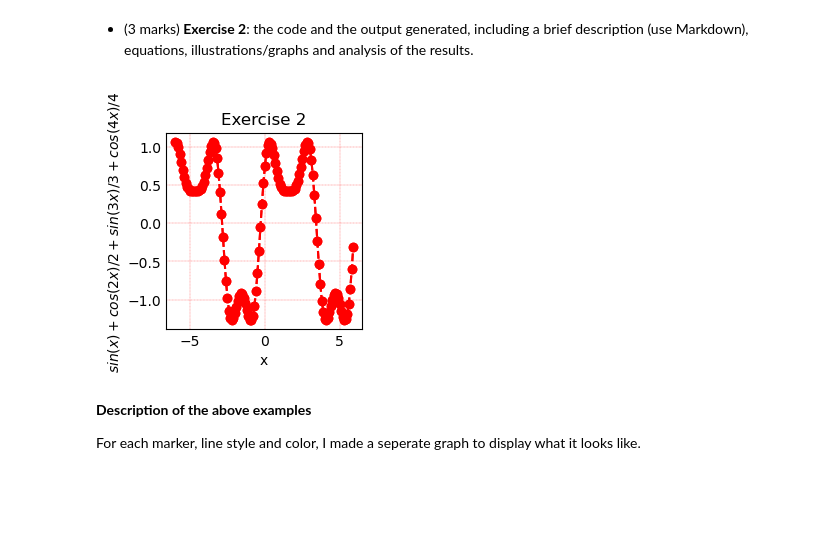
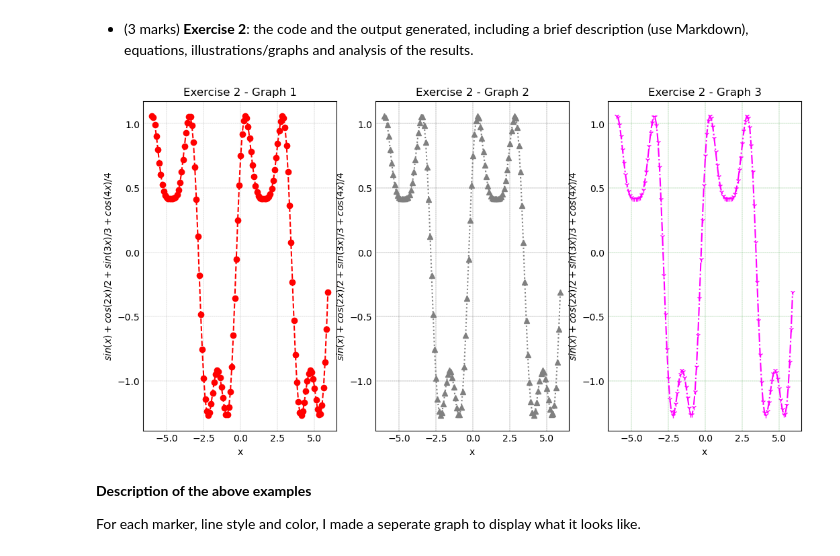
Before and after one commit to xtinatruong/encm509, a Jupyter notebook: Lab1/Lab01-HoangTruong.ipynb, the cells around one changed output. Saved outputs shown, nothing was run; the diff lists cells and outputs as text; code cells hidden in the pictures; blank space fills up the shorter version.

Commit message:
added 2 more graphs to ex2

```diff
--- a/Lab1/Lab01-HoangTruong.ipynb
+++ b/Lab1/Lab01-HoangTruong.ipynb
@@ -21,24 +18,37 @@ File -> Download as. It shall include the following graded components (10 marks
 # %%
 import numpy as np
 import matplotlib.pyplot as plt
 import pandas as pd
 x = np. arange (-6, 6, 0.1)
 y = np.sin(x)+np.cos(2*x)/2+np.sin(3*x)/3+np.cos(4*x)/4
 #Plot f (x) including the plot title, labels and grid.
 #Change the markers (to "o", "^" and "1"), line styles (to "--", ":" and "-.") and color (red, gray and magenta).
+plt.subplot(1, 3, 1)
 plt.plot(x,y, ls="--", color = 'red', marker='o')
-plt.title("Exercise 2")
+plt.title("Exercise 2 - Graph 1")
 plt.xlabel('x')
 plt.ylabel('$sin(x)+cos(2x)/2+sin(3x)/3+cos(4x)/4$')
-plt.grid(color = 'red', linestyle = '--', linewidth = 0.2)
+plt.grid(color = 'gray', linestyle = '--', linewidth = 0.2)
 
-plt.plot(x,y, ls="--", color = 'red', marker='o')
-plt.title("Exercise 2")
+
+plt.subplot(1, 3, 2)
+plt.plot(x,y, ls=":", color = 'gray', marker='^')
+plt.title("Exercise 2 - Graph 2")
 plt.xlabel('x')
 plt.ylabel('$sin(x)+cos(2x)/2+sin(3x)/3+cos(4x)/4$')
-plt.grid(color = 'red', linestyle = '--', linewidth = 0.2)
+plt.grid(color = 'black', linestyle = '--', linewidth = 0.2)
+
+
+plt.subplot(1, 3, 3)
+plt.plot(x,y, ls="-.", color = 'magenta', marker='1')
+plt.title("Exercise 2 - Graph 3")
+plt.xlabel('x')
+plt.ylabel('$sin(x)+cos(2x)/2+sin(3x)/3+cos(4x)/4$')
+plt.grid(color = 'green', linestyle = '--', linewidth = 0.2)
+
+plt.show()
 # %% [output]
-[figure, old version]
+[figure, new version]
 # %% [markdown]
 **Description of the above examples**
 
```
Also changed, not shown: parts of 2 cells of this notebook.
